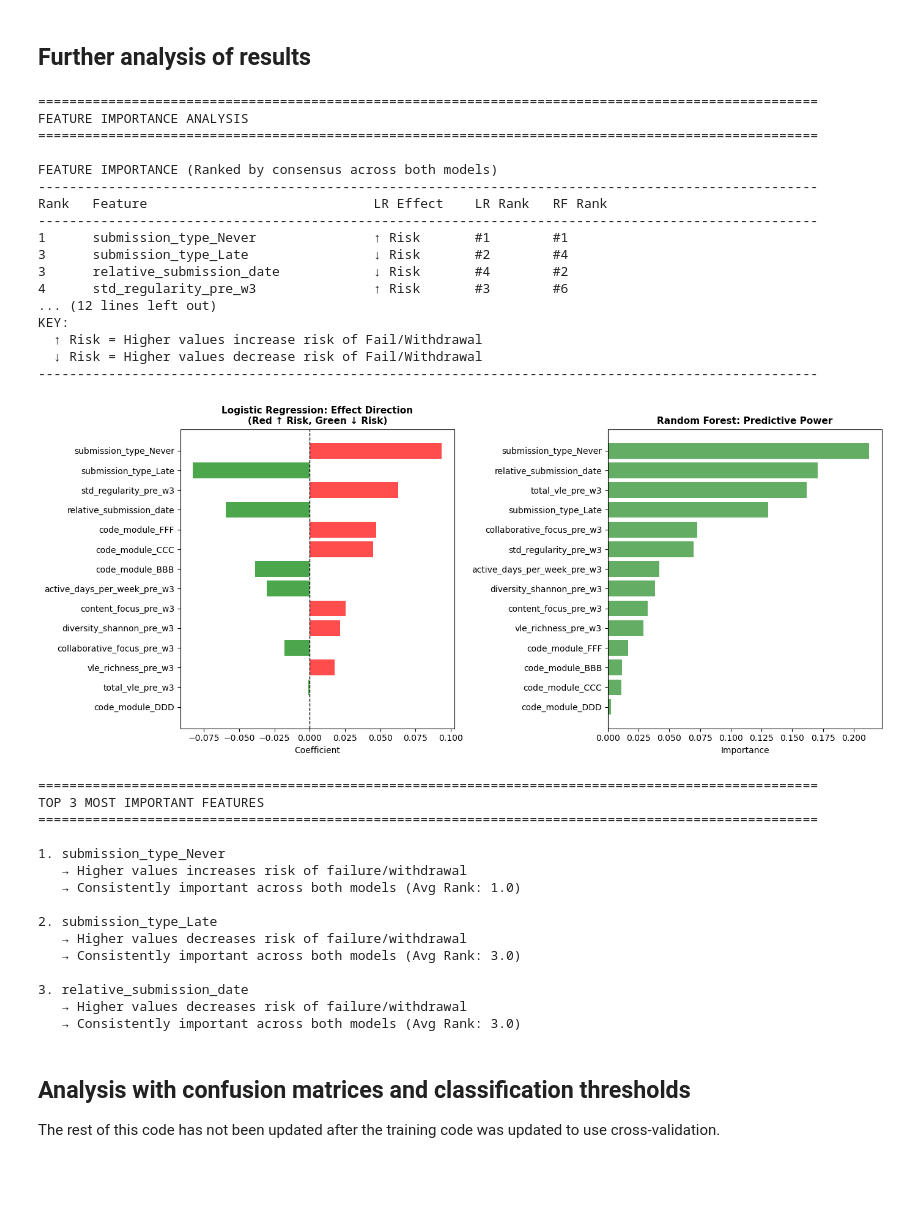
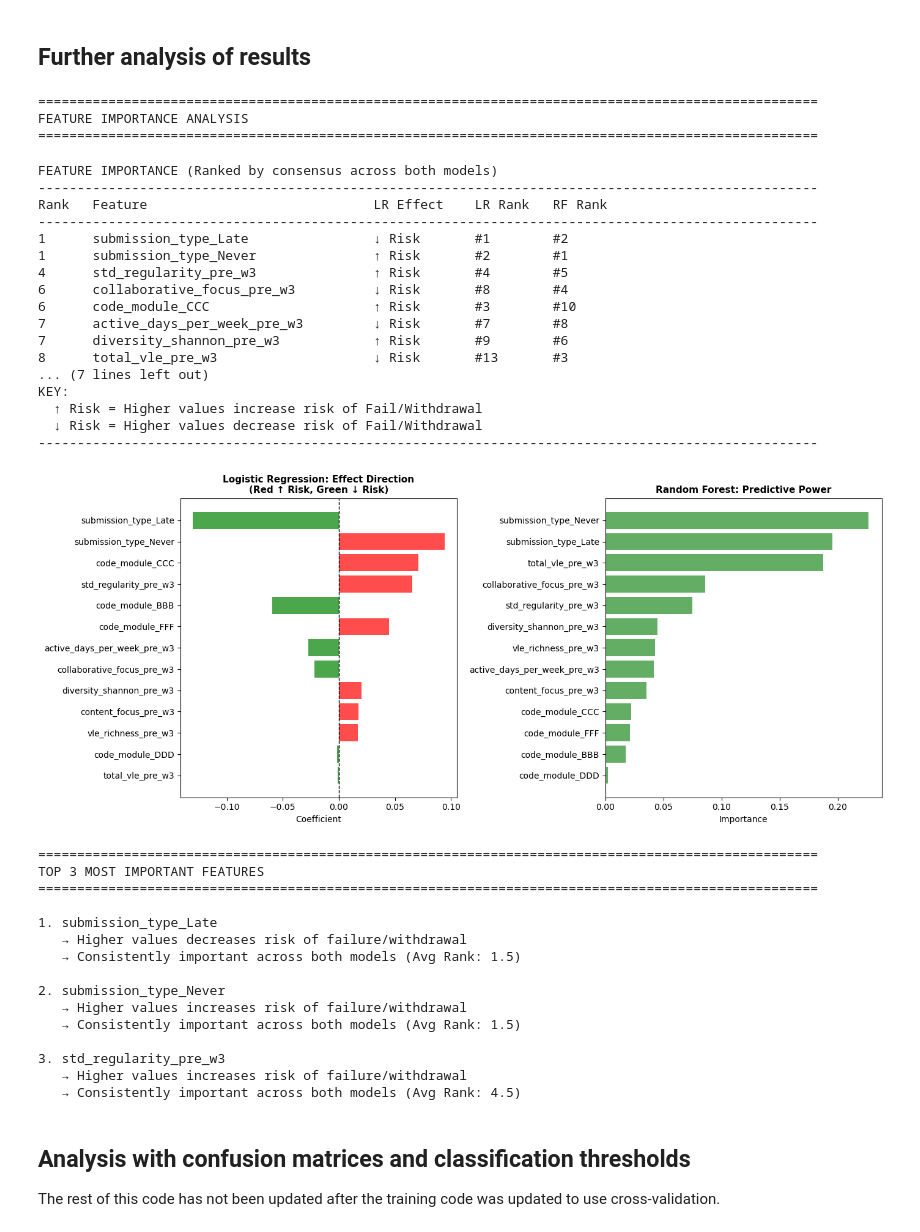
Before and after one commit to Erdos-Projects/fall-2025-risk-factors-in-online-courses, a Jupyter notebook: models_compare_w3.ipynb, the cells around one changed output. Drawn from its saved outputs; the diff is of its cells as text; code cells hidden in the pictures; blank space fills up the shorter version.

Commit message:
removed feature relative_submission_date from models

```diff
--- a/models_compare_w3.ipynb
+++ b/models_compare_w3.ipynb
@@ -432,13 +460,13 @@ print("FEATURE IMPORTANCE ANALYSIS")
 print("=" * 100)
 
 # Get models (use last fold)
-# lr_model = models['Logistic Regression']['model']
-# lr_model.fit(X_tt, y_tt)
+lr_model = models['Logistic Regression']['model']
+lr_model.fit(X_tt, y_tt)
 
-# rf_model = models['Random Forest']['model']
-# rf_model.fit(X_tt, y_tt)
+rf_model = models['Random Forest']['model']
+rf_model.fit(X_tt, y_tt)
 
-# feature_names = X_tt.columns
+feature_names = X_tt.columns
 
 # 1. LOGISTIC REGRESSION: Direction of effects
 lr_importance = pd.DataFrame({
@@ -493,63 +521,66 @@ axes[0].barh(lr_importance['Feature'], lr_importance['Coefficient'], color=color
 axes[0].axvline(x=0, color='black', linestyle='--', linewidth=1)
 axes[0].set_xlabel('Coefficient', fontsize=10)
 axes[0].set_title('Logistic Regression: Effect Direction\n(Red ↑ Risk, Green ↓ Risk)', fontsize=11, fontweight='bold')
 axes[0].invert_yaxis()
 
 # Right: Random Forest importance
 axes[1].barh(rf_importance['Feature'], rf_importance['Importance'], color='forestgreen', alpha=0.7)
 axes[1].set_xlabel('Importance', fontsize=10)
 axes[1].set_title('Random Forest: Predictive Power', fontsize=11, fontweight='bold')
 axes[1].invert_yaxis()
 
 plt.tight_layout()
 plt.show()
 
 # TOP 3 INSIGHTS
 print("\n" + "=" * 100)
 print("TOP 3 MOST IMPORTANT FEATURES")
 print("=" * 100)
 
 for i, (idx, row) in enumerate(consensus.head(3).iterrows(), 1):
     feature = row['Feature']
     effect = "increases" if row['Coefficient'] > 0 else "decreases"
 
     print(f"\n{i}. {feature}")
     print(f"   → Higher values {effect} risk of failure/withdrawal")
     print(f"   → Consistently important across both models (Avg Rank: {row['Avg_Rank']:.1f})")
 # %% [output]
 ====================================================================================================
 FEATURE IMPORTANCE ANALYSIS
 ====================================================================================================
-
-FEATURE IMPORTANCE (Ranked by consensus across both models)
-----------------------------------------------------------------------------------------------------
-Rank   Feature                             LR Effect    LR Rank   RF Rank
-----------------------------------------------------------------------------------------------------
-1      submission_type_Never               ↑ Risk       #1        #1
-3      submission_type_Late                ↓ Risk       #2        #4
-3      relative_submission_date            ↓ Risk       #4        #2
-4      std_regularity_pre_w3               ↑ Risk       #3        #6
-... (12 lines left out)
-KEY:
-  ↑ Risk = Higher values increase risk of Fail/Withdrawal
-  ↓ Risk = Higher values decrease risk of Fail/Withdrawal
-----------------------------------------------------------------------------------------------------
+FEATURE IMPORTANCE (Ranked by consensus across both models)
+----------------------------------------------------------------------------------------------------
+Rank   Feature                             LR Effect    LR Rank   RF Rank
+----------------------------------------------------------------------------------------------------
+1      submission_type_Late                ↓ Risk       #1        #2
+1      submission_type_Never               ↑ Risk       #2        #1
+4      std_regularity_pre_w3               ↑ Risk       #4        #5
+6      collaborative_focus_pre_w3          ↓ Risk       #8        #4
+6      code_module_CCC                     ↑ Risk       #3        #10
+7      active_days_per_week_pre_w3         ↓ Risk       #7        #8
+7      diversity_shannon_pre_w3            ↑ Risk       #9        #6
+8      total_vle_pre_w3                    ↓ Risk       #13       #3
+... (7 lines left out)
+KEY:
+  ↑ Risk = Higher values increase risk of Fail/Withdrawal
+  ↓ Risk = Higher values decrease risk of Fail/Withdrawal
+----------------------------------------------------------------------------------------------------
-[figure, old version]
+[figure, new version]
-====================================================================================================
-TOP 3 MOST IMPORTANT FEATURES
-====================================================================================================
-
-1. submission_type_Never
-   → Higher values increases risk of failure/withdrawal
-   → Consistently important across both models (Avg Rank: 1.0)
-
-2. submission_type_Late
-   → Higher values decreases risk of failure/withdrawal
-   → Consistently important across both models (Avg Rank: 3.0)
-
-3. relative_submission_date
-   → Higher values decreases risk of failure/withdrawal
-   → Consistently important across both models (Avg Rank: 3.0)
+====================================================================================================
+TOP 3 MOST IMPORTANT FEATURES
+====================================================================================================
+
+1. submission_type_Late
+   → Higher values decreases risk of failure/withdrawal
+   → Consistently important across both models (Avg Rank: 1.5)
+
+2. submission_type_Never
+   → Higher values increases risk of failure/withdrawal
+   → Consistently important across both models (Avg Rank: 1.5)
+
+3. std_regularity_pre_w3
+   → Higher values increases risk of failure/withdrawal
+   → Consistently important across both models (Avg Rank: 4.5)
 # %% [markdown]
 ## Analysis with confusion matrices and classification thresholds
 
```
Also changed, not shown: parts of 7 cells of this notebook.
